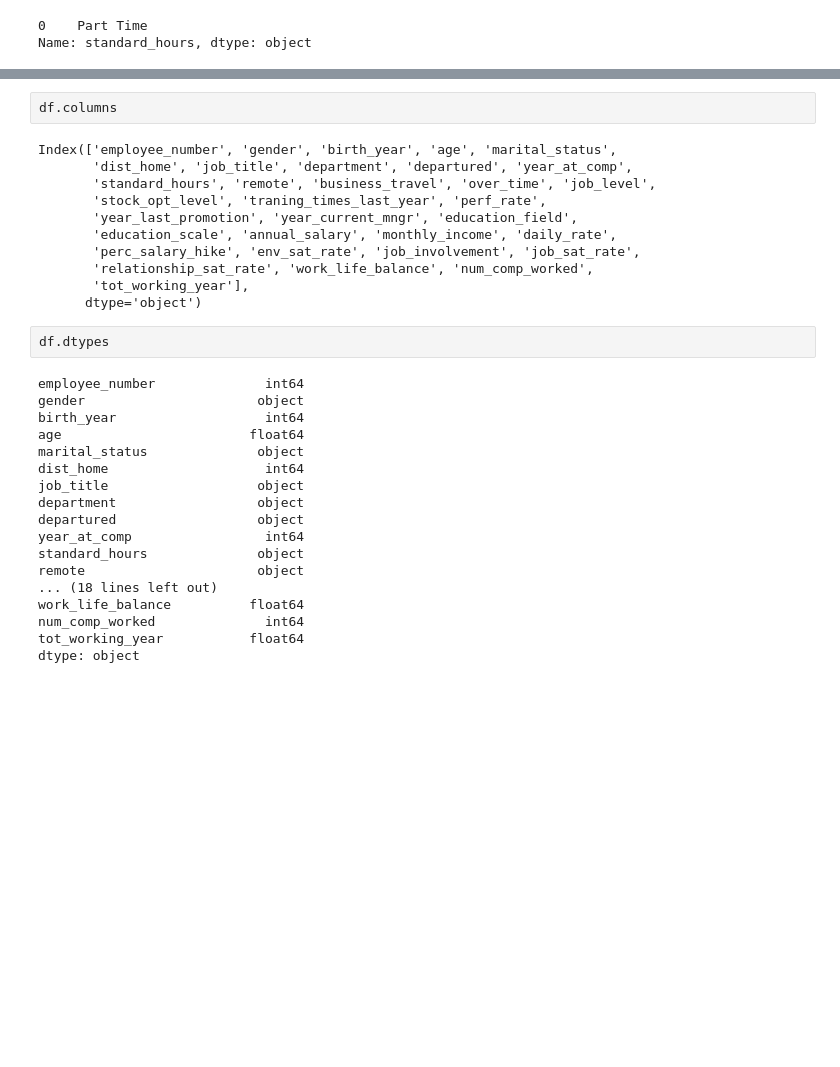
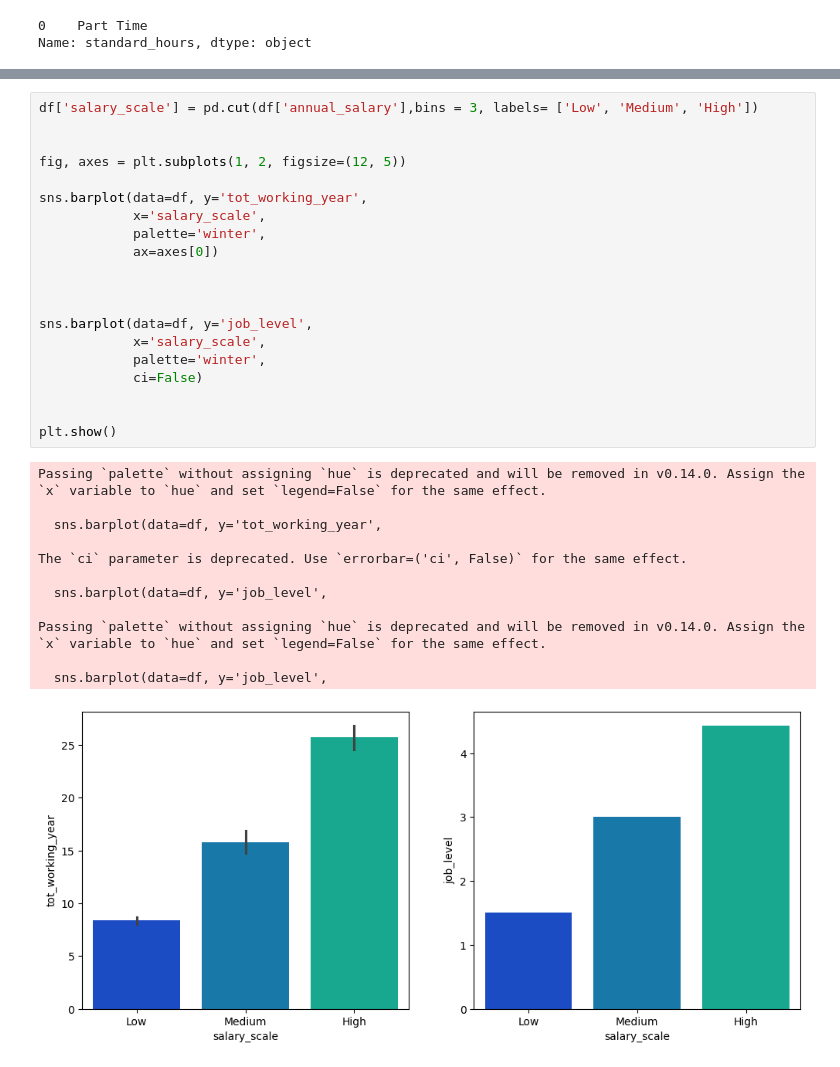
Before and after one commit to CibiPB/project-da-promo-49-INTERNO, a Jupyter notebook: Notebooks/3. Data Analysis.ipynb, the cells around one changed output, grey strips where cells are left out. Drawn from its saved outputs; the diff is of its cells as text; blank space fills up the shorter version.

```diff
--- a/Notebooks/3. Data Analysis.ipynb
+++ b/Notebooks/3. Data Analysis.ipynb
@@ -72,36 +72,36 @@ work_life_balance           6.793802
 num_comp_worked             0.000000
 tot_working_year           32.717521
 dtype: float64
-# %%
-df.columns
-# %% [output]
-Index(['employee_number', 'gender', 'birth_year', 'age', 'marital_status',
-       'dist_home', 'job_title', 'department', 'departured', 'year_at_comp',
-       'standard_hours', 'remote', 'business_travel', 'over_time', 'job_level',
-       'stock_opt_level', 'traning_times_last_year', 'perf_rate',
-       'year_last_promotion', 'year_current_mngr', 'education_field',
-       'education_scale', 'annual_salary', 'monthly_income', 'daily_rate',
-       'perc_salary_hike', 'env_sat_rate', 'job_involvement', 'job_sat_rate',
-       'relationship_sat_rate', 'work_life_balance', 'num_comp_worked',
-       'tot_working_year'],
-      dtype='object')
-# %%
-df.dtypes
-# %% [output]
-employee_number              int64
-gender                      object
-birth_year                   int64
-age                        float64
-marital_status              object
-dist_home                    int64
-job_title                   object
-department                  object
-departured                  object
-year_at_comp                 int64
-standard_hours              object
-remote                      object
-... (18 lines left out)
-work_life_balance          float64
-num_comp_worked              int64
-tot_working_year           float64
-dtype: object
+# %%
+df['salary_scale'] = pd.cut(df['annual_salary'],bins = 3, labels= ['Low', 'Medium', 'High'])
+
+
+fig, axes = plt.subplots(1, 2, figsize=(12, 5))
+
+sns.barplot(data=df, y='tot_working_year',
+            x='salary_scale',
+            palette='winter',
+            ax=axes[0])
+
+
+
+sns.barplot(data=df, y='job_level',
+            x='salary_scale',
+            palette='winter',
+            ci=False)
+
+
+plt.show()
+# %% [output]
+Passing `palette` without assigning `hue` is deprecated and will be removed in v0.14.0. Assign the `x` variable to `hue` and set `legend=False` for the same effect.
+
+  sns.barplot(data=df, y='tot_working_year',
+
+The `ci` parameter is deprecated. Use `errorbar=('ci', False)` for the same effect.
+
+  sns.barplot(data=df, y='job_level',
+
+Passing `palette` without assigning `hue` is deprecated and will be removed in v0.14.0. Assign the `x` variable to `hue` and set `legend=False` for the same effect.
+
+  sns.barplot(data=df, y='job_level',
+[figure, added]
```
Also changed, not shown: parts of 3 cells of this notebook.
